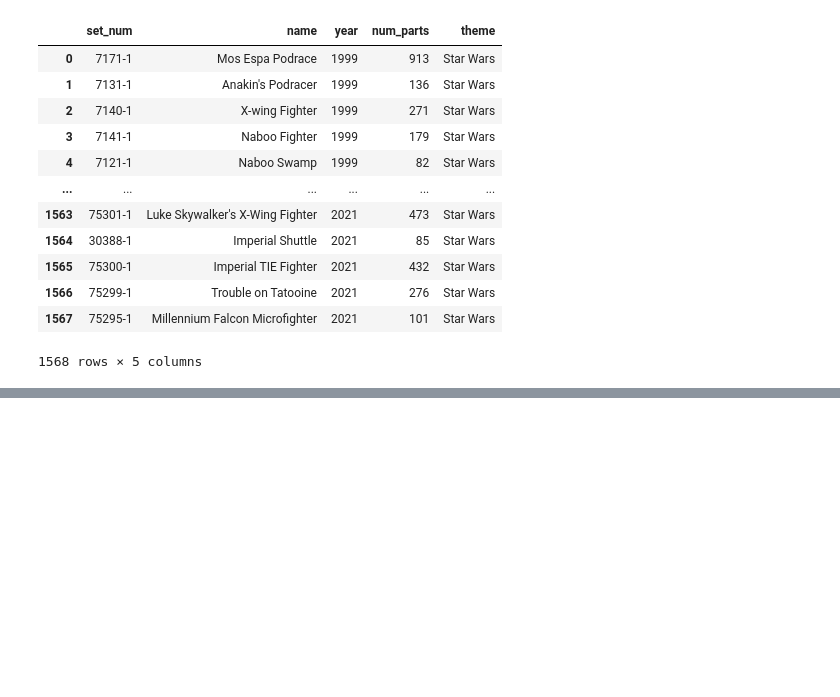
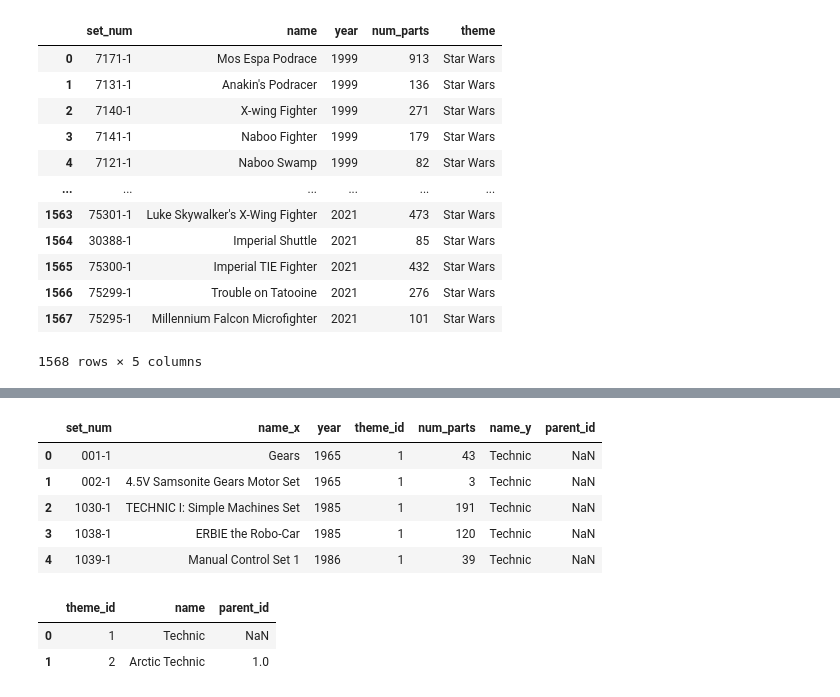
Before and after one commit to oscardbocanegra/udemy, a Jupyter notebook: analisis_datos/merging_dataframes.ipynb, the cells around one changed output, grey strips where cells are left out. Saved outputs shown, nothing was run; the diff lists cells and outputs as text; code cells hidden in the pictures; blank space fills up the shorter version.

```diff
--- a/analisis_datos/merging_dataframes.ipynb
+++ b/analisis_datos/merging_dataframes.ipynb
@@ -213,0 +267,17 @@ lego_sets
+# %%
+sets_with_themes = sets_with_themes.drop('id', axis=1)
+sets_with_themes.head()
+# %% [output]
+|  | set_num | name_x | year | theme_id | num_parts | name_y | parent_id |
+| 0 | 001-1 | Gears | 1965 | 1 | 43 | Technic | NaN |
+| 1 | 002-1 | 4.5V Samsonite Gears Motor Set | 1965 | 1 | 3 | Technic | NaN |
+| 2 | 1030-1 | TECHNIC I: Simple Machines Set | 1985 | 1 | 191 | Technic | NaN |
+| 3 | 1038-1 | ERBIE the Robo-Car | 1985 | 1 | 120 | Technic | NaN |
+| 4 | 1039-1 | Manual Control Set 1 | 1986 | 1 | 39 | Technic | NaN |
+# %%
+themes= themes.rename(columns={"id" : "theme_id"})
+themes.head(2)
+# %% [output]
+|  | theme_id | name | parent_id |
+| 0 | 1 | Technic | NaN |
+| 1 | 2 | Arctic Technic | 1.0 |
```
Also changed, not shown: parts of 5 cells of this notebook, 1 other file.
